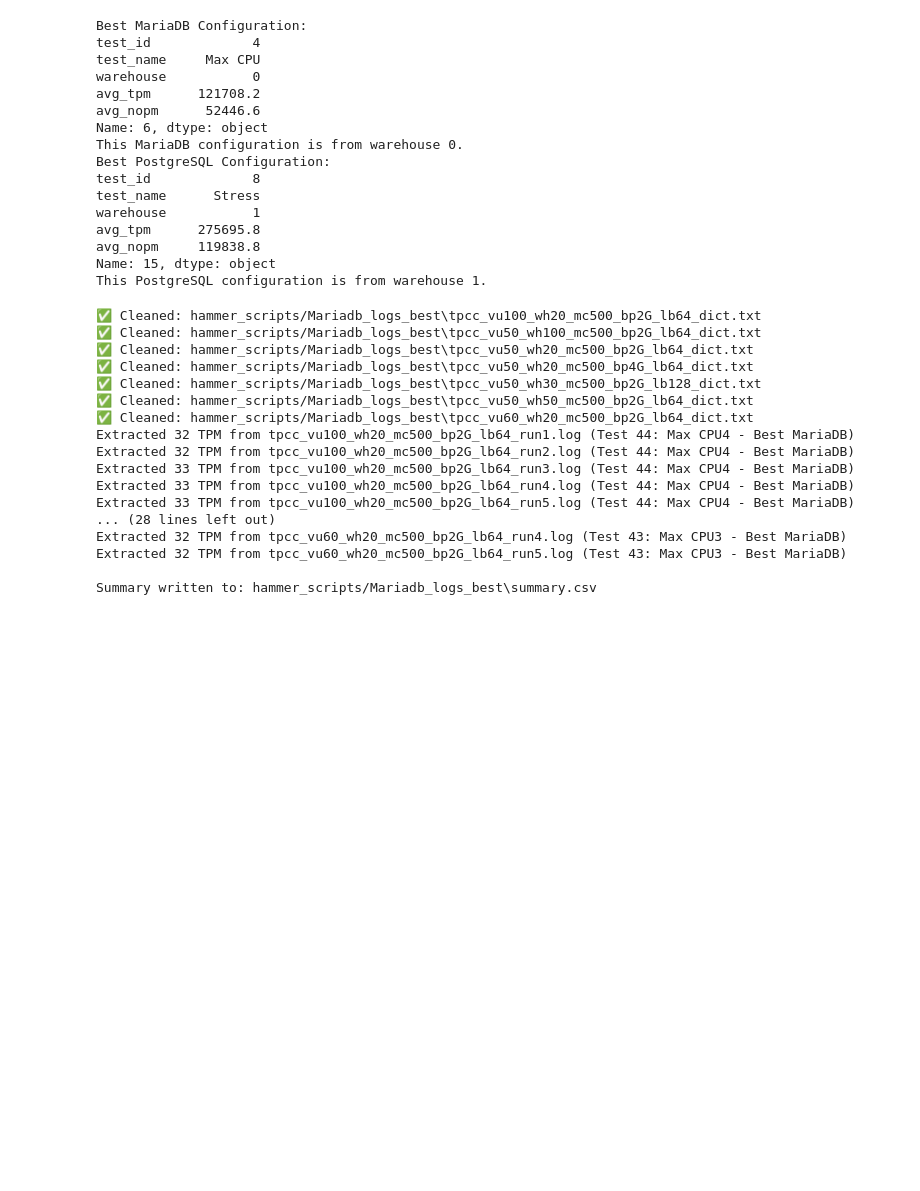
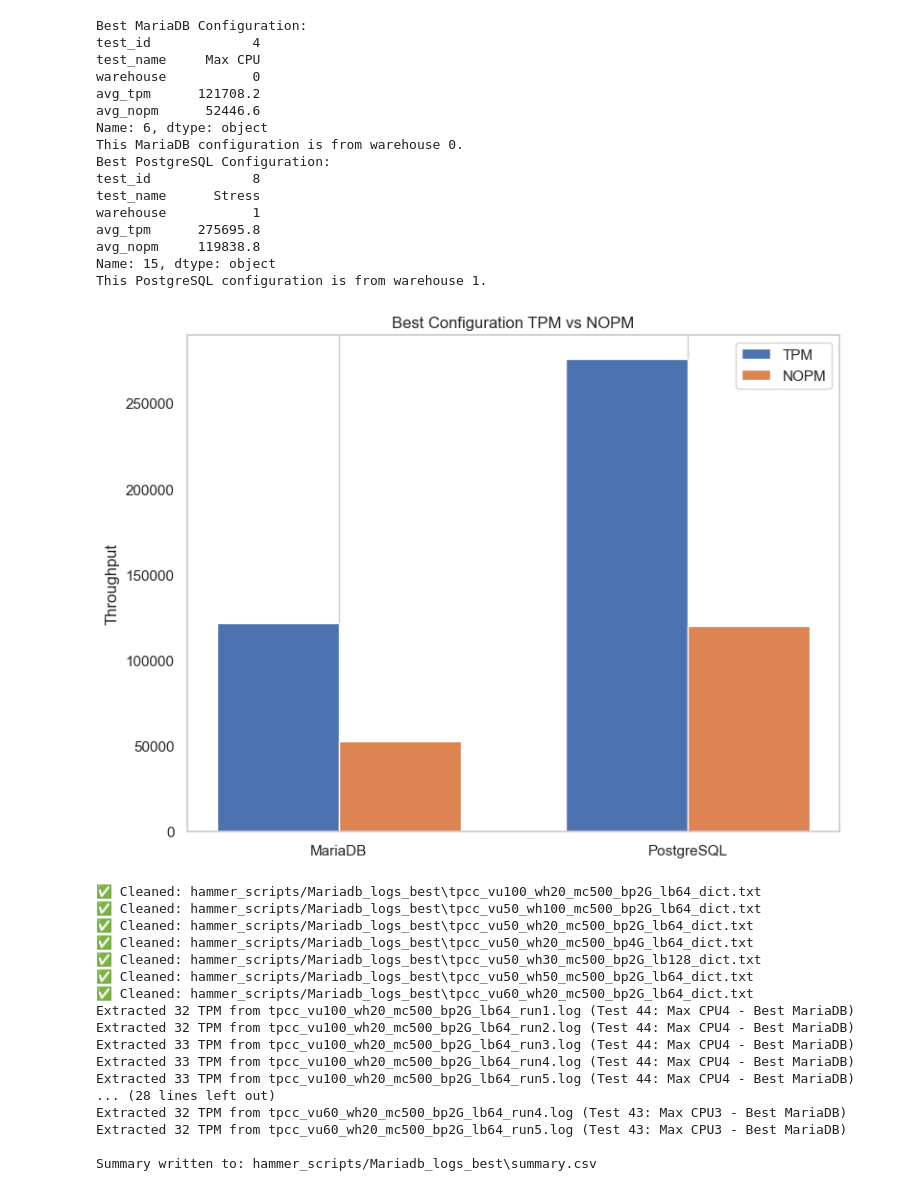
Before and after one commit to joko1712/SDB_Project_2025, a Jupyter notebook: logs_Analisys.ipynb, the cells around one changed output. Drawn from its saved outputs; the diff is of its cells as text; code cells hidden in the pictures; blank space fills up the shorter version.

Commit message:
Best features analysis

```diff
--- a/logs_Analisys.ipynb
+++ b/logs_Analisys.ipynb
@@ -1038,6 +1038,28 @@ avg_tpm      275695.8
 avg_nopm     119838.8
 Name: 15, dtype: object
 This PostgreSQL configuration is from warehouse 1.
+# %%
+best_configs = pd.concat([best_mariadb, best_postgres], axis=1)
+
+labels = ['MariaDB', 'PostgreSQL']
+avg_tpm = [best_mariadb['avg_tpm'], best_postgres['avg_tpm']]
+avg_nopm = [best_mariadb['avg_nopm'], best_postgres['avg_nopm']]
+
+x = range(len(labels))
+width = 0.35
+
+plt.figure(figsize=(8, 6))
+plt.bar(x, avg_tpm, width=width, label='TPM')
+plt.bar([i + width for i in x], avg_nopm, width=width, label='NOPM')
+plt.xticks([i + width / 2 for i in x], labels)
+plt.ylabel("Throughput")
+plt.title("Best Configuration TPM vs NOPM")
+plt.legend()
+plt.grid(axis='y')
+plt.tight_layout()
+plt.show()
+# %% [output]
+[figure, added]
 # %%
 extractor.extract_all_logs_to_csv("hammer_scripts/Mariadb_logs_best")
 # %% [output]
```
Also changed, not shown: parts of 3 cells of this notebook, 43 other files.
